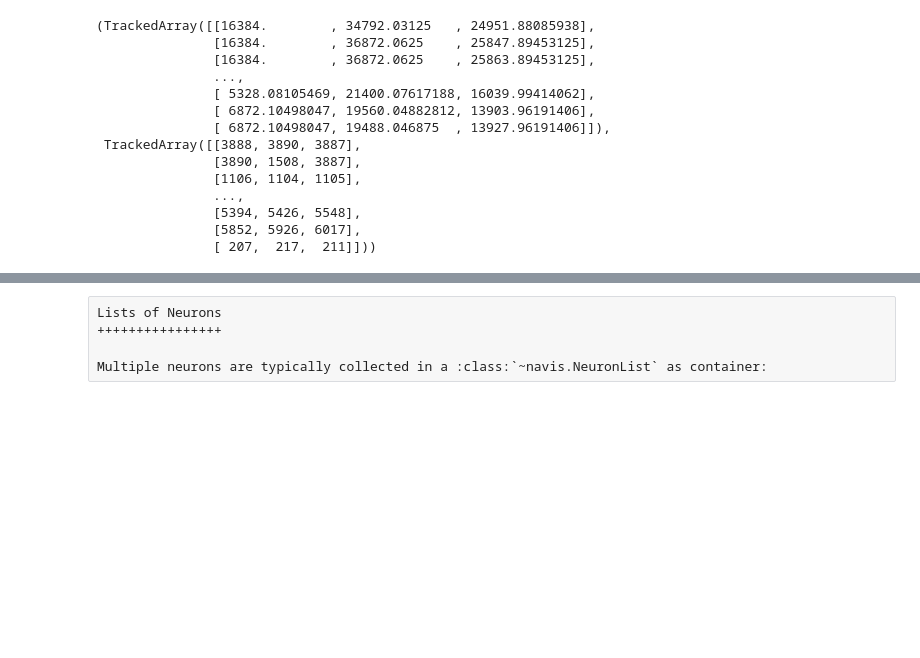
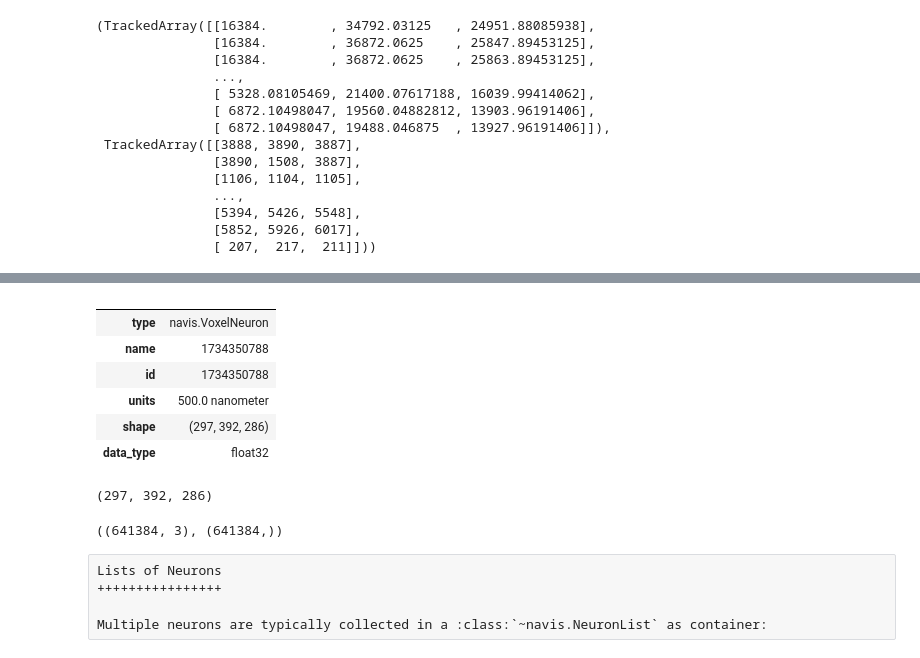
Before and after one commit to navis-org/navis, a Jupyter notebook: docs/source/tutorials/neurons_intro.ipynb, the cells around one changed output, grey strips where cells are left out. Cells and saved outputs as stored; diff of their text form; code cells hidden in the pictures; blank space fills up the shorter version.

```diff
--- a/docs/source/tutorials/neurons_intro.ipynb
+++ b/docs/source/tutorials/neurons_intro.ipynb
@@ -101,3 +145,33 @@ m.vertices, m.faces
+# %%
+# Load an example mesh
+m = navis.example_neurons(n=1, kind='mesh')
+
+# Voxelize:
+# - with a 0.5 micron voxel size
+# - some Gaussian smoothing
+# - use number of vertices (counts) for voxel values
+vx = navis.voxelize(m, pitch='0.5 microns', smooth=2, counts=True)
+
+vx
+# %% [output]
+|  |  |
+| type | navis.VoxelNeuron |
+| name | 1734350788 |
+| id | 1734350788 |
+| units | 500.0 nanometer |
+| shape | (297, 392, 286) |
+| data_type | float32 |
+# %%
+# The grid representation of the neuron
+vx.grid.shape
+# %% [output]
+(297, 392, 286)
+# %%
+# The (N, 3) voxel + (N, ) values representation of the neuron
+# -> this is the sparse representation of the neuron
+vx.voxels.shape, vx.values.shape
+# %% [output]
+((641384, 3), (641384,))
 # %% [raw]
 Lists of Neurons
 ++++++++++++++++
```
Also changed, not shown: parts of 6 cells of this notebook, 1 other file.
